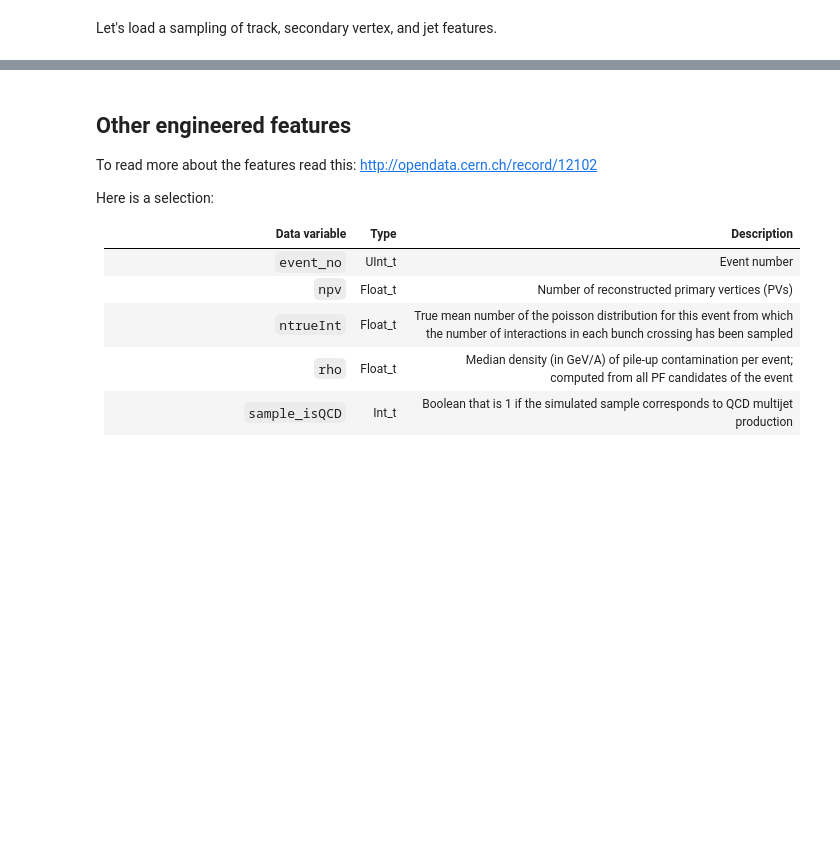
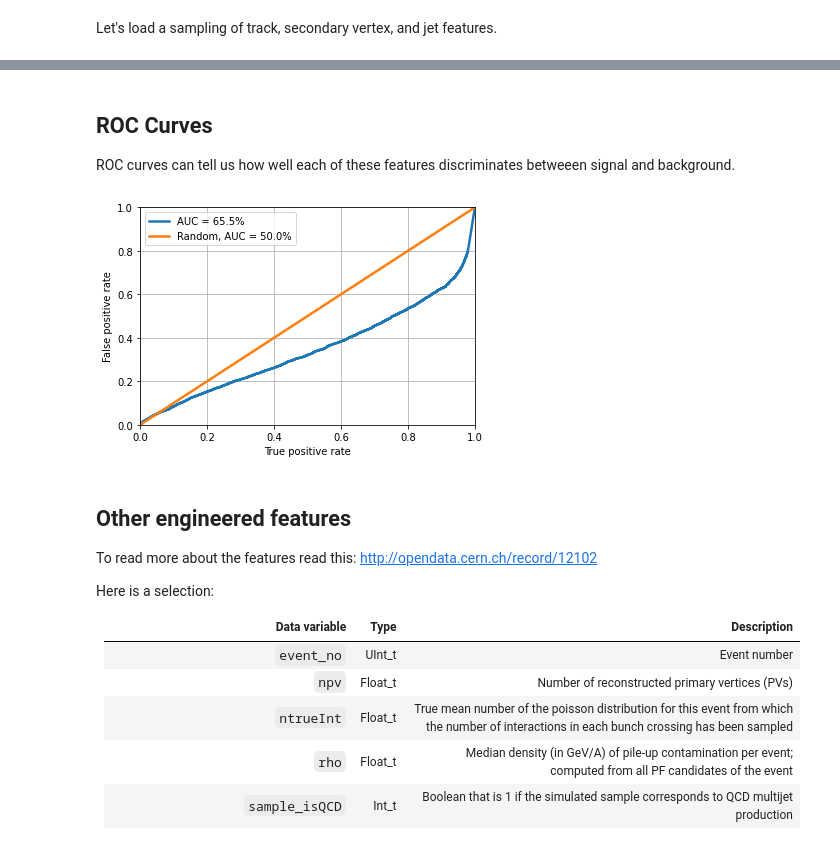
Before and after one commit to faroukmokhtar/GNN, a Jupyter notebook: weeks/03-features.ipynb, the cells around one changed output, grey strips where cells are left out. Drawn from its saved outputs; the diff is of its cells as text; code cells hidden in the pictures; blank space fills up the shorter version.

```diff
--- a/weeks/03-features.ipynb
+++ b/weeks/03-features.ipynb
@@ -176,3 +176,25 @@ plt.show()
+# %% [markdown]
+## ROC Curves
+ROC curves can tell us how well each of these features discriminates betweeen signal and background.
+# %%
+from sklearn.metrics import roc_curve, auc
+disc = np.nan_to_num(sv_features['sv_pt'].max()/jet_features['fj_pt'],nan=0)
+
+fpr, tpr, threshold = roc_curve(label_Hbb, disc)
+# plot ROC curve
+plt.figure()
+plt.plot(tpr, fpr, lw=2.5, label="AUC = {:.1f}%".format(auc(fpr,tpr)*100))
+plt.xlabel(r'True positive rate')
+plt.ylabel(r'False positive rate')
+#plt.semilogy()
+plt.ylim(0,1)
+plt.xlim(0,1)
+plt.plot([0, 1], [0, 1], lw=2.5, label='Random, AUC = 50.0%')
+plt.grid(True)
+plt.legend(loc='upper left')
+plt.show()
+# %% [output]
+[figure, added]
 # %% [markdown]
 ## Other engineered features
 To read more about the features read this: http://opendata.cern.ch/record/12102
```
Also changed, not shown: parts of 4 cells of this notebook, 3 other files.
